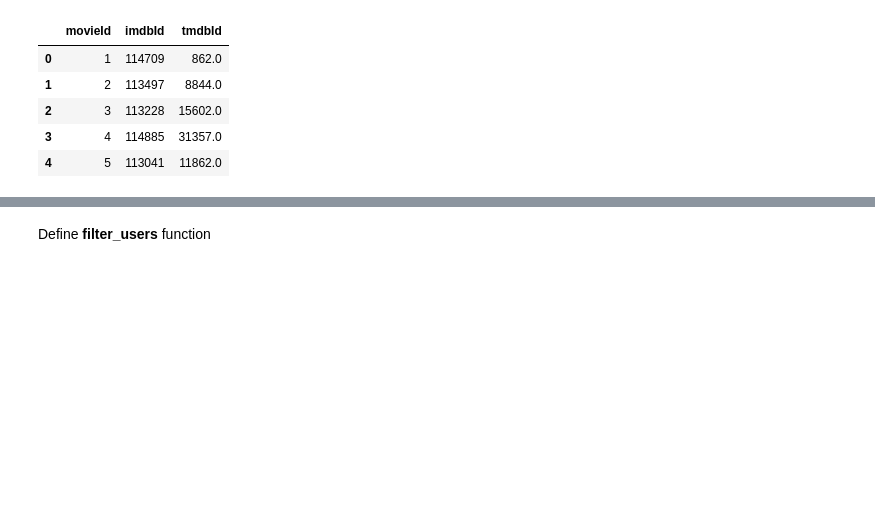
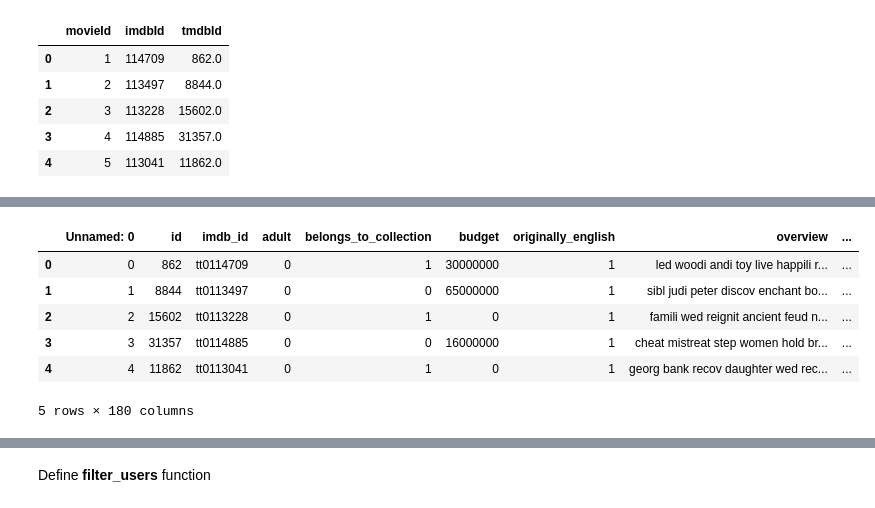
Before and after one commit to bdougall/W207_movies, a Jupyter notebook: ratings_processing.ipynb, the cells around one changed output, grey strips where cells are left out. Saved outputs shown, nothing was run; the diff lists cells and outputs as text; code cells hidden in the pictures; blank space fills up the shorter version.

```diff
--- a/ratings_processing.ipynb
+++ b/ratings_processing.ipynb
@@ -60,0 +65,3 @@ links_df.head()
+# %%
+# load movies dataframe
+movies_df = pd.read_csv(path_clean_data + 'movies_temp.csv')
@@ -60,0 +84,11 @@ links_df.head()
+# %%
+# inspect first five rows
+movies_df.head()
+# %% [output]
+|  | Unnamed: 0 | id | imdb_id | adult | belongs_to_collection | budget | originally_english | overview | ... |
+| 0 | 0 | 862 | tt0114709 | 0 | 1 | 30000000 | 1 | led woodi andi toy live happili r... | ... |
+| 1 | 1 | 8844 | tt0113497 | 0 | 0 | 65000000 | 1 | sibl judi peter discov enchant bo... | ... |
+| 2 | 2 | 15602 | tt0113228 | 0 | 1 | 0 | 1 | famili wed reignit ancient feud n... | ... |
+| 3 | 3 | 31357 | tt0114885 | 0 | 0 | 16000000 | 1 | cheat mistreat step women hold br... | ... |
+| 4 | 4 | 11862 | tt0113041 | 0 | 1 | 0 | 1 | georg bank recov daughter wed rec... | ... |
+5 rows × 180 columns
```
Also changed, not shown: parts of 61 cells of this notebook, 2 other files.
